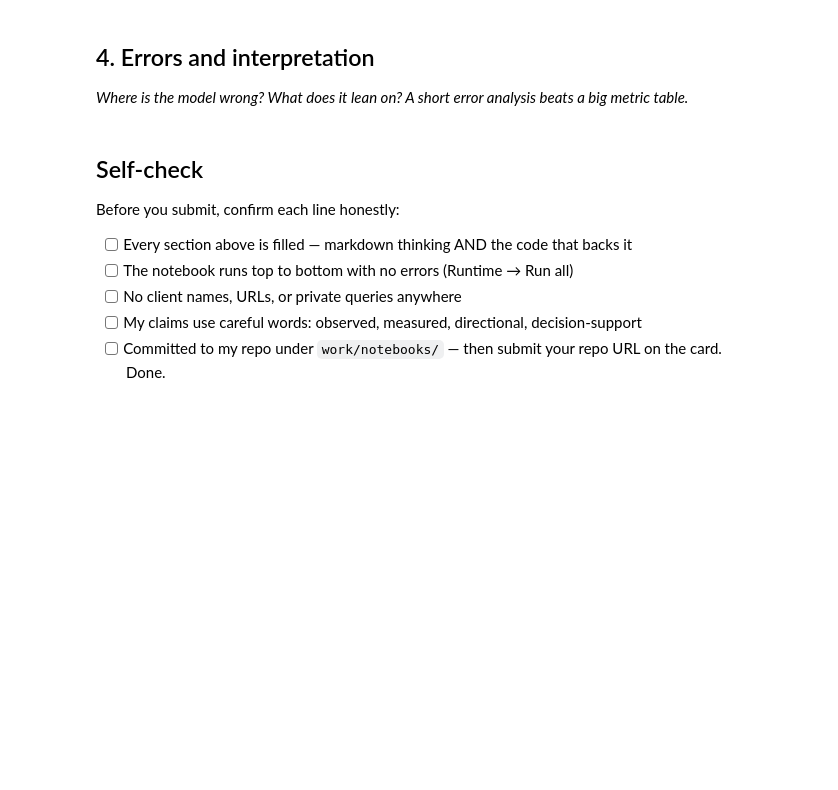
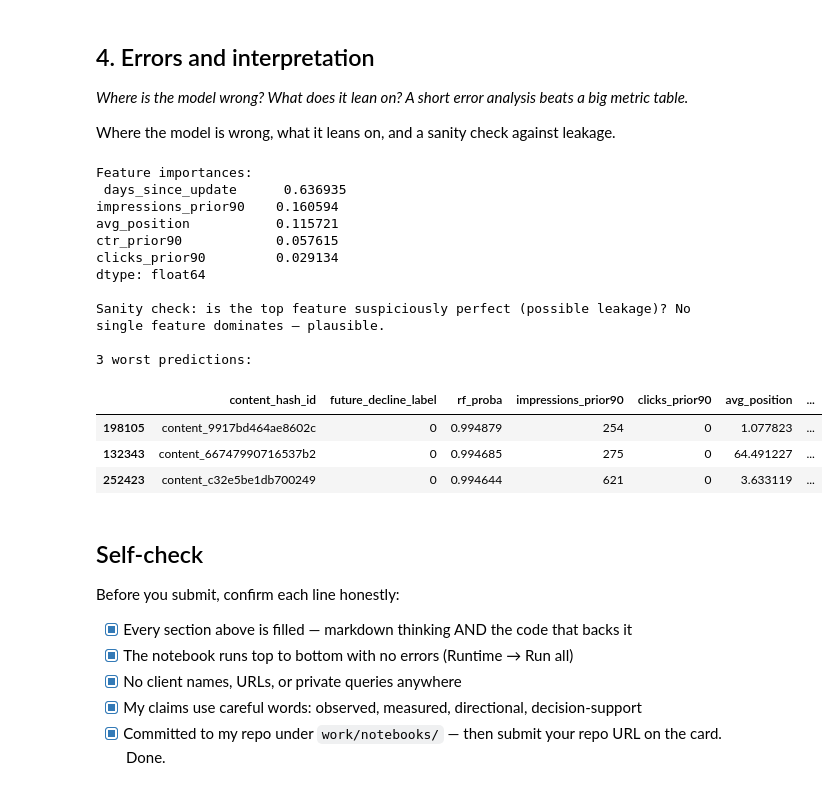
Before and after one commit to tushar-sharma001/Flyrank-Ml-Internship, a Jupyter notebook: work/notebooks/w05_model.ipynb, the cells around one changed output. Drawn from its saved outputs; the diff is of its cells as text; code cells hidden in the pictures; blank space fills up the shorter version.

```diff
--- a/work/notebooks/w05_model.ipynb
+++ b/work/notebooks/w05_model.ipynb
@@ -22,0 +9,29 @@ This skeleton is yours to fill. Work the sections **in order** — each one has
+# %%
+%pip -q install duckdb huggingface_hub scikit-learn
+import duckdb
+import pandas as pd
+import numpy as np
+from google.colab import userdata
+from huggingface_hub import HfApi
+
+TOKEN = userdata.get('HF_TOKEN')
+con = duckdb.connect()
+con.execute(f"CREATE OR REPLACE SECRET hf (TYPE huggingface, TOKEN '{TOKEN}')")
+
+MONTH = "2026-03"
+BASE = "hf://datasets/FlyRank/internship-warehouse"
+
+api = HfApi()
+all_files = api.list_repo_files("FlyRank/internship-warehouse", repo_type="dataset", token=TOKEN)
+fact_files = [f for f in all_files if "fact_content_daily_performance" in f and f"month={MONTH}" in f]
+next_month_files = [f for f in all_files if "fact_content_daily_performance" in f and "month=2026-04" in f]
+dim_content_files = [f for f in all_files if "dim_content" in f.lower() and f.endswith(".parquet")]
+
+FACT = [f"{BASE}/{f}" for f in fact_files]
+FACT_NEXT = [f"{BASE}/{f}" for f in next_month_files]
+DIM_CONTENT = [f"{BASE}/{f}" for f in dim_content_files]
+FACT_STR = "[" + ", ".join(f"'{p}'" for p in FACT) + "]"
+FACT_TWO_MONTHS_STR = "[" + ", ".join(f"'{p}'" for p in FACT + FACT_NEXT) + "]"
+DIM_CONTENT_STR = "[" + ", ".join(f"'{p}'" for p in DIM_CONTENT) + "]"
+
+print("Fact files:", len(fact_files), "| dim_content files:", len(dim_content_files))
@@ -31,3 +157,5 @@ This skeleton is yours to fill. Work the sections **in order** — each one has
 ## 4. Errors and interpretation
 
 *Where is the model wrong? What does it lean on? A short error analysis beats a big metric table.*
+
+Where the model is wrong, what it leans on, and a sanity check against leakage.
@@ -37,10 +162,38 @@ This skeleton is yours to fill. Work the sections **in order** — each one has
+# %%
+importances = pd.Series(rf.feature_importances_, index=feature_cols).sort_values(ascending=False)
+print("Feature importances:\n", importances)
+print("\nSanity check: is the top feature suspiciously perfect (possible leakage)?",
+      "Investigate further if any single feature dominates near-completely." if importances.iloc[0] > 0.7 else "No single feature dominates \u2014 plausible.")
+
+test_with_preds = test.copy()
+test_with_preds["rf_proba"] = rf_proba
+test_with_preds["error"] = np.abs(test_with_preds["future_decline_label"] - test_with_preds["rf_proba"])
+worst = test_with_preds.sort_values("error", ascending=False).head(3)
+print("\n3 worst predictions:")
+worst[["content_hash_id", "future_decline_label", "rf_proba"] + feature_cols]
+# %% [output]
+Feature importances:
+ days_since_update      0.636935
+impressions_prior90    0.160594
+avg_position           0.115721
+ctr_prior90            0.057615
+clicks_prior90         0.029134
+dtype: float64
+
+Sanity check: is the top feature suspiciously perfect (possible leakage)? No single feature dominates — plausible.
+
+3 worst predictions:
+|  | content_hash_id | future_decline_label | rf_proba | impressions_prior90 | clicks_prior90 | avg_position | ... |
+| 198105 | content_9917bd464ae8602c | 0 | 0.994879 | 254 | 0 | 1.077823 | ... |
+| 132343 | content_66747990716537b2 | 0 | 0.994685 | 275 | 0 | 64.491227 | ... |
+| 252423 | content_c32e5be1db700249 | 0 | 0.994644 | 621 | 0 | 3.633119 | ... |
 # %% [markdown]
 ## Self-check
 
 Before you submit, confirm each line honestly:
 
-- [ ] Every section above is filled — markdown thinking AND the code that backs it
-- [ ] The notebook runs top to bottom with no errors (Runtime → Run all)
-- [ ] No client names, URLs, or private queries anywhere
-- [ ] My claims use careful words: observed, measured, directional, decision-support
-- [ ] Committed to my repo under `work/notebooks/` — then submit your repo URL on the card. Done.
+- [x] Every section above is filled — markdown thinking AND the code that backs it
+- [x] The notebook runs top to bottom with no errors (Runtime → Run all)
+- [x] No client names, URLs, or private queries anywhere
+- [x] My claims use careful words: observed, measured, directional, decision-support
+- [x] Committed to my repo under `work/notebooks/` — then submit your repo URL on the card. Done.
```
Also changed, not shown: parts of 13 cells of this notebook.
